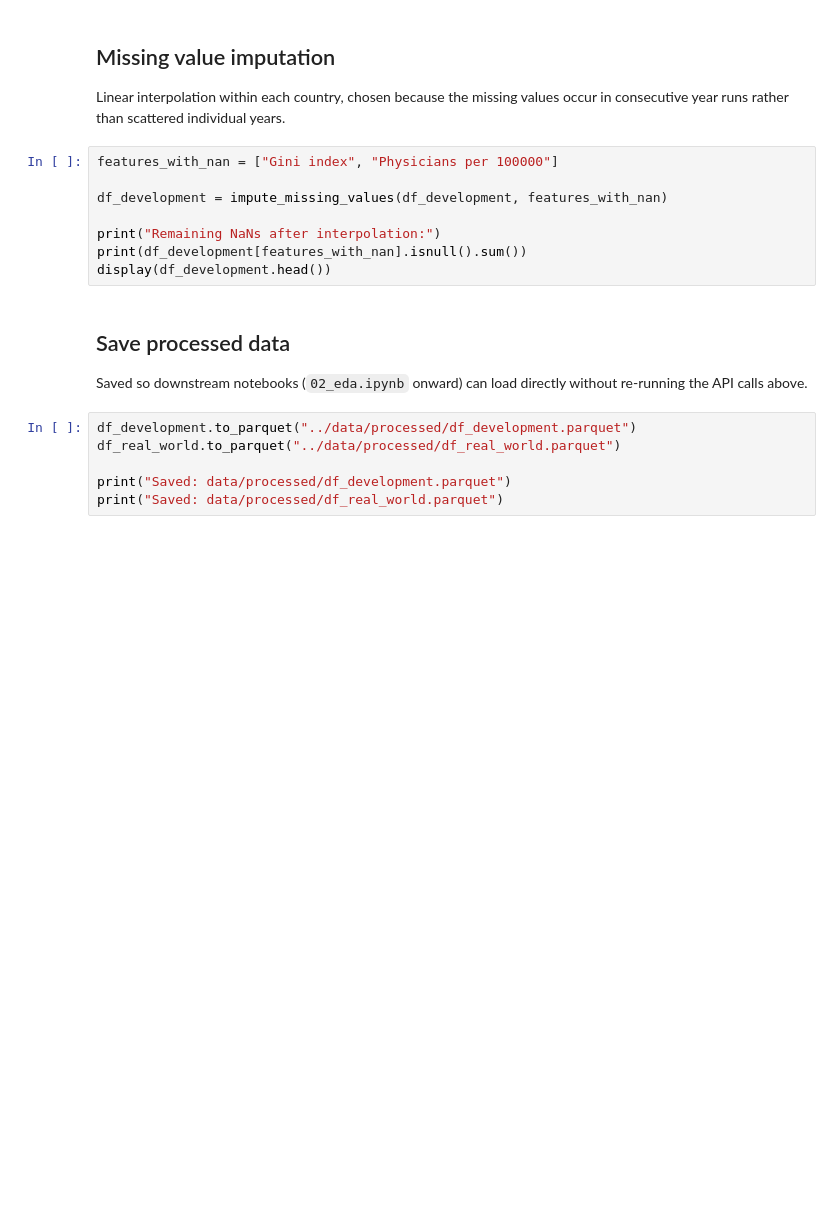
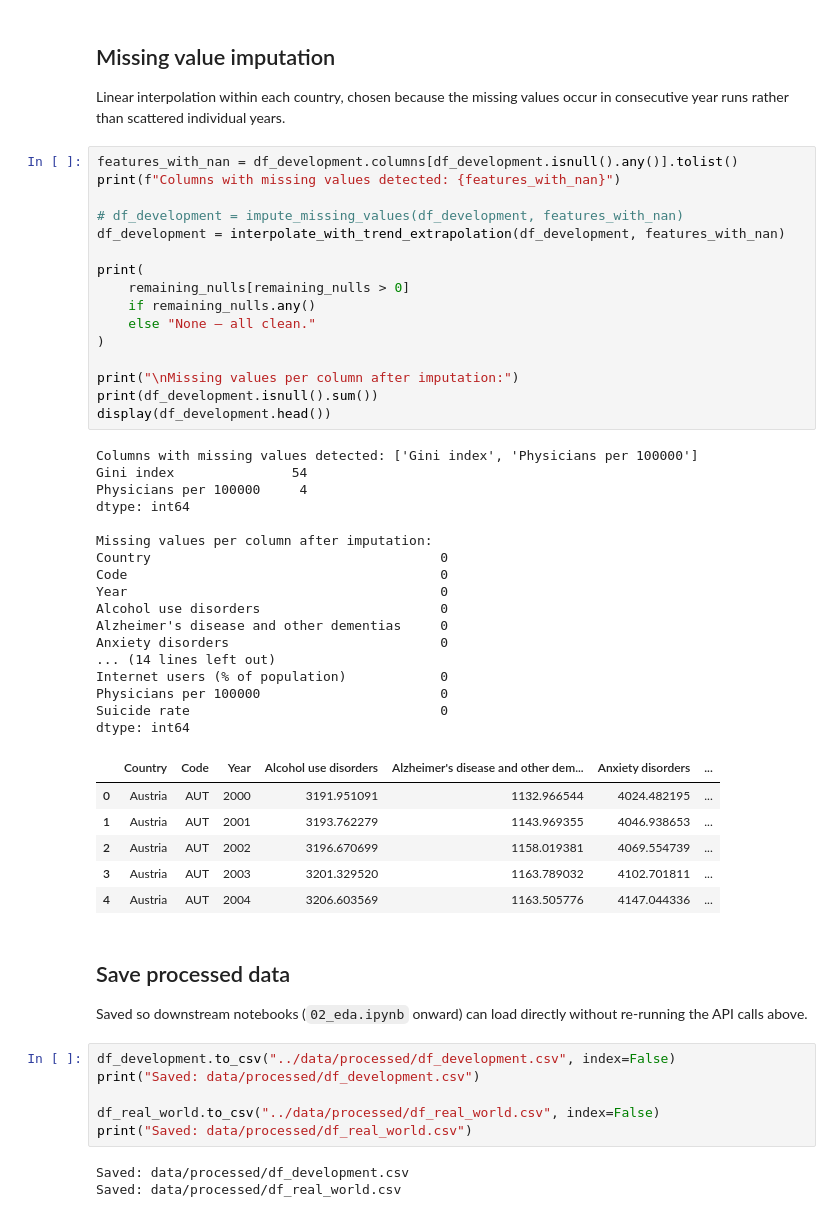
Before and after one commit to viccazjim/TFM_2026_suicide_rate_prediction, a Jupyter notebook: notebooks/01_data_loading_cleaning.ipynb, the cells around one changed output. Cells and saved outputs as stored; diff of their text form; blank space fills up the shorter version.

```diff
--- a/notebooks/01_data_loading_cleaning.ipynb
+++ b/notebooks/01_data_loading_cleaning.ipynb
@@ -96,21 +181,56 @@ display(df_development[missing_mask])
 ## Missing value imputation
 
 Linear interpolation within each country, chosen because the missing values occur in consecutive year runs rather than scattered individual years.
-# %%
-features_with_nan = ["Gini index", "Physicians per 100000"]
-
-df_development = impute_missing_values(df_development, features_with_nan)
-
-print("Remaining NaNs after interpolation:")
-print(df_development[features_with_nan].isnull().sum())
-display(df_development.head())
+# %%
+features_with_nan = df_development.columns[df_development.isnull().any()].tolist()
+print(f"Columns with missing values detected: {features_with_nan}")
+
+# df_development = impute_missing_values(df_development, features_with_nan)
+df_development = interpolate_with_trend_extrapolation(df_development, features_with_nan)
+
+print(
+    remaining_nulls[remaining_nulls > 0]
+    if remaining_nulls.any()
+    else "None — all clean."
+)
+
+print("\nMissing values per column after imputation:")
+print(df_development.isnull().sum())
+display(df_development.head())
+# %% [output]
+Columns with missing values detected: ['Gini index', 'Physicians per 100000']
+Gini index               54
+Physicians per 100000     4
+dtype: int64
+
+Missing values per column after imputation:
+Country                                     0
+Code                                        0
+Year                                        0
+Alcohol use disorders                       0
+Alzheimer's disease and other dementias     0
+Anxiety disorders                           0
+... (14 lines left out)
+Internet users (% of population)            0
+Physicians per 100000                       0
+Suicide rate                                0
+dtype: int64
+|  | Country | Code | Year | Alcohol use disorders | Alzheimer's disease and other dem... | Anxiety disorders | ... |
+| 0 | Austria | AUT | 2000 | 3191.951091 | 1132.966544 | 4024.482195 | ... |
+| 1 | Austria | AUT | 2001 | 3193.762279 | 1143.969355 | 4046.938653 | ... |
+| 2 | Austria | AUT | 2002 | 3196.670699 | 1158.019381 | 4069.554739 | ... |
+| 3 | Austria | AUT | 2003 | 3201.329520 | 1163.789032 | 4102.701811 | ... |
+| 4 | Austria | AUT | 2004 | 3206.603569 | 1163.505776 | 4147.044336 | ... |
 # %% [markdown]
 ## Save processed data
 
 Saved so downstream notebooks (`02_eda.ipynb` onward) can load directly without re-running the API calls above.
 # %%
-df_development.to_parquet("../data/processed/df_development.parquet")
-df_real_world.to_parquet("../data/processed/df_real_world.parquet")
+df_development.to_csv("../data/processed/df_development.csv", index=False)
+print("Saved: data/processed/df_development.csv")
 
-print("Saved: data/processed/df_development.parquet")
-print("Saved: data/processed/df_real_world.parquet")
+df_real_world.to_csv("../data/processed/df_real_world.csv", index=False)
+print("Saved: data/processed/df_real_world.csv")
+# %% [output]
+Saved: data/processed/df_development.csv
+Saved: data/processed/df_real_world.csv
```
Also changed, not shown: parts of 7 cells of this notebook, 24 other files.
